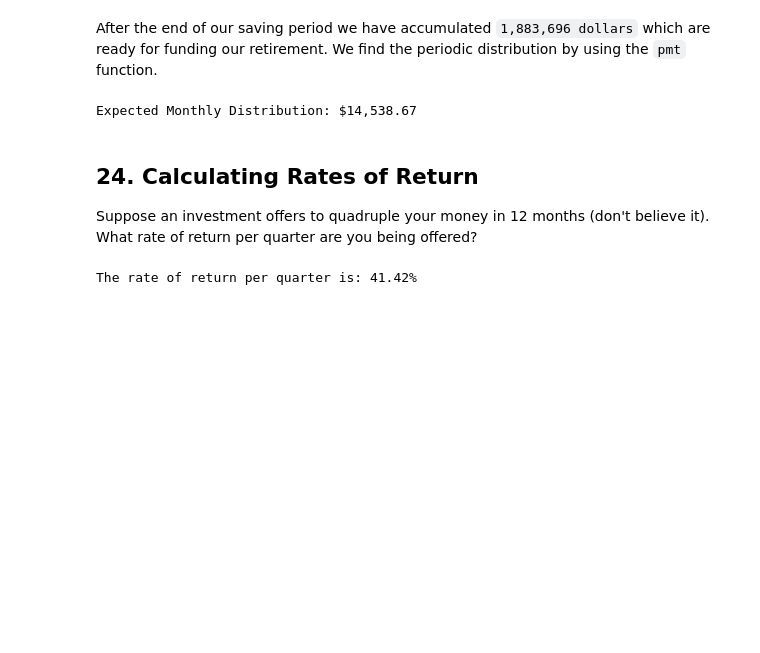
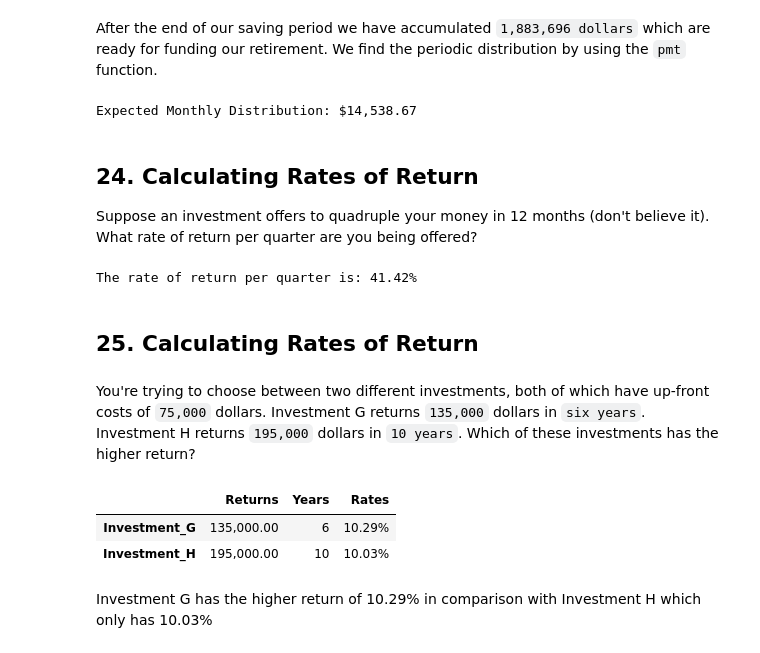
Before and after one commit to ekmartinez/Financial_Management, a Jupyter notebook: 2-Valuation_And_Capital_Budgeting/4-Discounted_Cash_Flows/Chapter_4_Exercises.ipynb, the cells around one changed output. Drawn from its saved outputs; the diff is of its cells as text; code cells hidden in the pictures; blank space fills up the shorter version.

```diff
--- a/2-Valuation_And_Capital_Budgeting/4-Discounted_Cash_Flows/Chapter_4_Exercises.ipynb
+++ b/2-Valuation_And_Capital_Budgeting/4-Discounted_Cash_Flows/Chapter_4_Exercises.ipynb
@@ -716,3 +716,32 @@ rate = npf.rate(fv=fv, pv=-pv, nper=n/m, pmt=0)
 print(f"The rate of return per quarter is: {rate*100:.2f}%")
 # %% [output]
 The rate of return per quarter is: 41.42%
+# %% [markdown]
+## 25. Calculating Rates of Return
+# %% [markdown]
+You're trying to choose between two different investments, both of which have up-front costs of `75,000` dollars.  Investment G returns `135,000` dollars in `six years`.  Investment H returns `195,000` dollars in `10 years`.  Which of these investments has the higher return?
+# %%
+cost = 75000
+
+struct = {
+    "Investment_G" : [135000, 6],
+    "Investment_H" : [195000, 10],
+}
+
+for k, v in struct.items():
+    r = npf.rate(pv=-cost, fv=v[0], nper=v[1], pmt=0)
+    v.append(r)
+
+df = pd.DataFrame(struct)
+df.index = ["Returns", "Years", "Rates"]
+df_t = df.T
+df_t["Returns"] = df_t["Returns"].map('{:,.2f}'.format)
+df_t["Years"] = df_t["Years"].astype('float').map('{:.0f}'.format)
+df_t["Rates"] = df_t["Rates"].map('{:.2%}'.format)
+df_t
+# %% [output]
+|  | Returns | Years | Rates |
+| Investment_G | 135,000.00 | 6 | 10.29% |
+| Investment_H | 195,000.00 | 10 | 10.03% |
+# %% [markdown]
+Investment G has the higher return of 10.29% in comparison with Investment H which only has 10.03%
```
